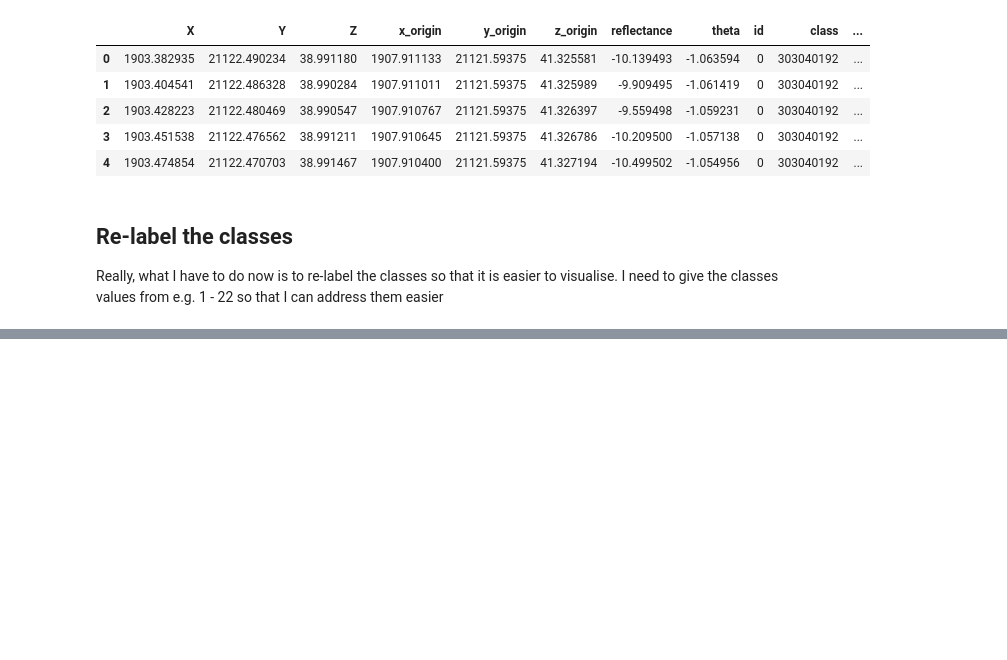
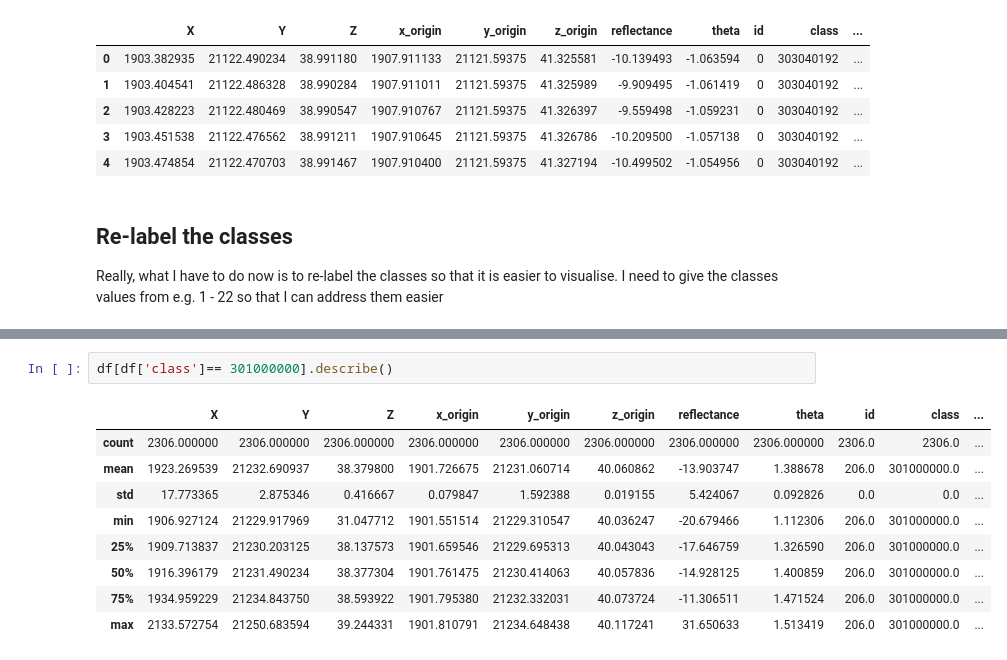
Before and after one commit to NoemiRoecklinger/dissertation, a Jupyter notebook: 2_analyseClasses.ipynb, the cells around one changed output, grey strips where cells are left out. Cells and saved outputs as stored; diff of their text form; blank space fills up the shorter version.

```diff
--- a/2_analyseClasses.ipynb
+++ b/2_analyseClasses.ipynb
@@ -182,0 +264,12 @@ Really, what I have to do now is to re-label the classes so that it is easier to
+# %%
+df[df['class']== 301000000].describe()
+# %% [output]
+|  | X | Y | Z | x_origin | y_origin | z_origin | reflectance | theta | id | class | ... |
+| count | 2306.000000 | 2306.000000 | 2306.000000 | 2306.000000 | 2306.000000 | 2306.000000 | 2306.000000 | 2306.000000 | 2306.0 | 2306.0 | ... |
+| mean | 1923.269539 | 21232.690937 | 38.379800 | 1901.726675 | 21231.060714 | 40.060862 | -13.903747 | 1.388678 | 206.0 | 301000000.0 | ... |
+| std | 17.773365 | 2.875346 | 0.416667 | 0.079847 | 1.592388 | 0.019155 | 5.424067 | 0.092826 | 0.0 | 0.0 | ... |
+| min | 1906.927124 | 21229.917969 | 31.047712 | 1901.551514 | 21229.310547 | 40.036247 | -20.679466 | 1.112306 | 206.0 | 301000000.0 | ... |
+| 25% | 1909.713837 | 21230.203125 | 38.137573 | 1901.659546 | 21229.695313 | 40.043043 | -17.646759 | 1.326590 | 206.0 | 301000000.0 | ... |
+| 50% | 1916.396179 | 21231.490234 | 38.377304 | 1901.761475 | 21230.414063 | 40.057836 | -14.928125 | 1.400859 | 206.0 | 301000000.0 | ... |
+| 75% | 1934.959229 | 21234.843750 | 38.593922 | 1901.795380 | 21232.332031 | 40.073724 | -11.306511 | 1.471524 | 206.0 | 301000000.0 | ... |
+| max | 2133.572754 | 21250.683594 | 39.244331 | 1901.810791 | 21234.648438 | 40.117241 | 31.650633 | 1.513419 | 206.0 | 301000000.0 | ... |
```
Also changed, not shown: parts of 22 cells of this notebook, 3 other files.
